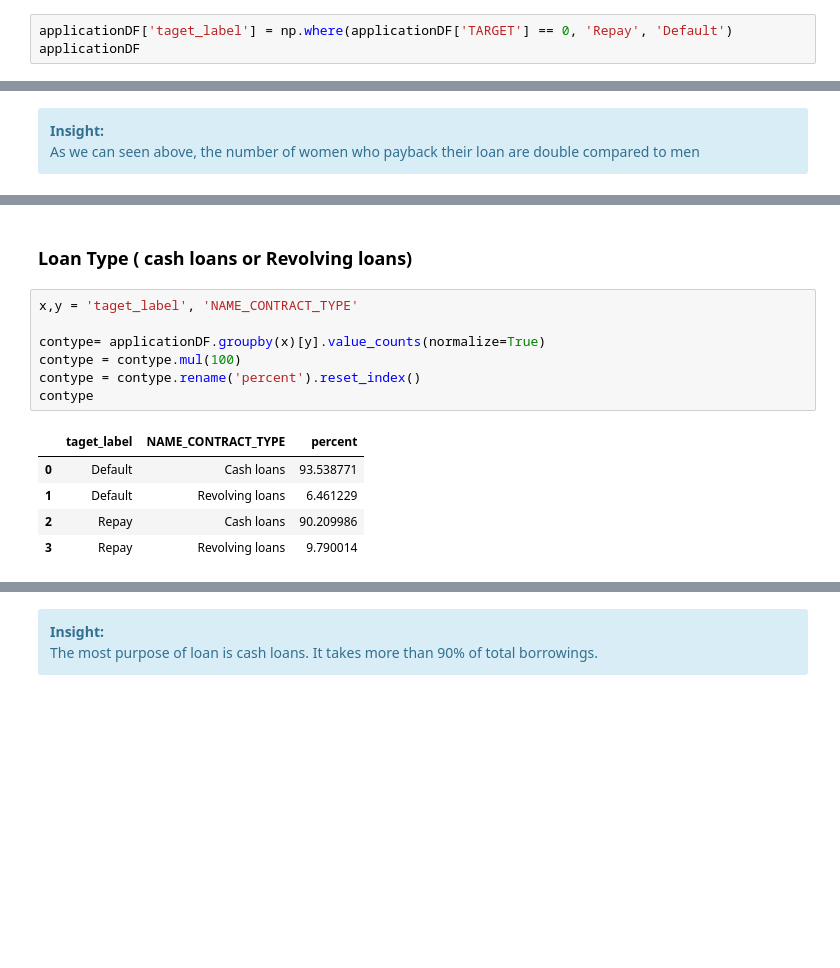
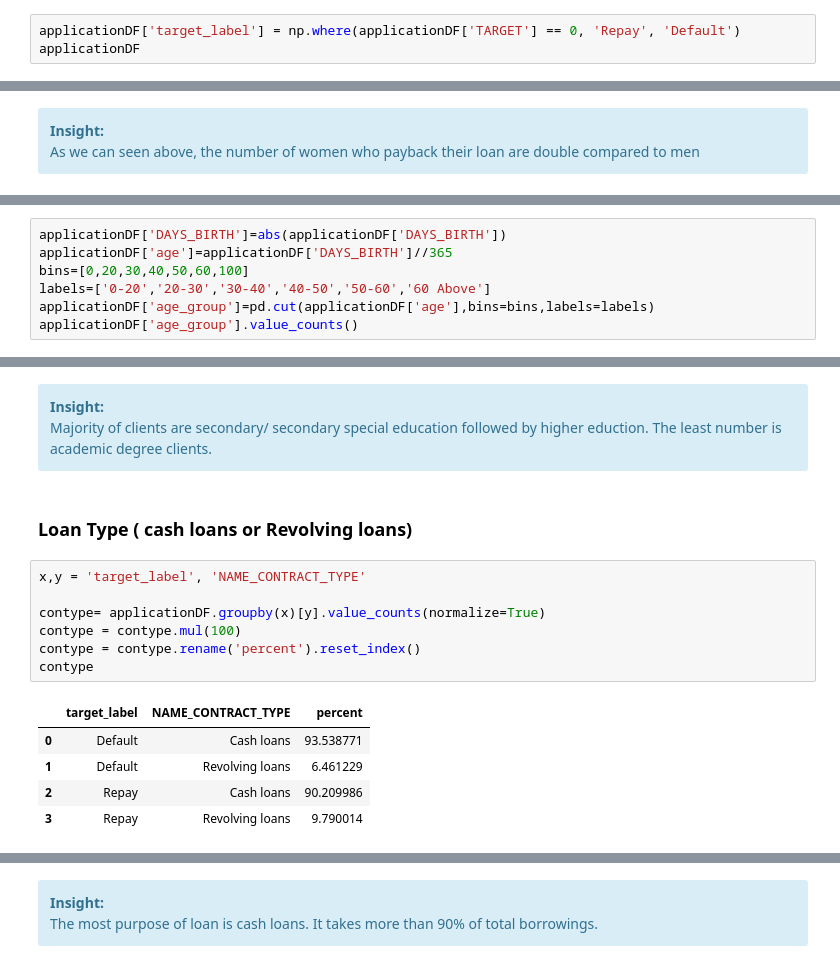
Before and after one commit to sunny0103/personal_project_kaggle, a Jupyter notebook: bank_loan/bank Loan EDA.ipynb, the cells around one changed output, grey strips where cells are left out. Cells and saved outputs as stored; diff of their text form; blank space fills up the shorter version.

```diff
--- a/bank_loan/bank Loan EDA.ipynb
+++ b/bank_loan/bank Loan EDA.ipynb
@@ -236,5 +236,5 @@ plt.show()
 # %%
-applicationDF['taget_label'] = np.where(applicationDF['TARGET'] == 0, 'Repay', 'Default')
+applicationDF['target_label'] = np.where(applicationDF['TARGET'] == 0, 'Repay', 'Default')
 applicationDF
 # %% [output]
 |  | SK_ID_CURR | TARGET | NAME_CONTRACT_TYPE | CODE_GENDER | FLAG_OWN_CAR | FLAG_OWN_REALTY | CNT_CHILDREN | ... |
@@ -324,0 +331,7 @@ plt.show()
+# %%
+applicationDF['DAYS_BIRTH']=abs(applicationDF['DAYS_BIRTH'])
+applicationDF['age']=applicationDF['DAYS_BIRTH']//365
+bins=[0,20,30,40,50,60,100]
+labels=['0-20','20-30','30-40','40-50','50-60','60 Above']
+applicationDF['age_group']=pd.cut(applicationDF['age'],bins=bins,labels=labels)
+applicationDF['age_group'].value_counts()
@@ -325,14 +361,18 @@ plt.show()
+# %% [markdown]
+<div class="alert alert-block alert-info">
+<b>Insight:</b> <br> Majority of clients are secondary/ secondary special education followed by higher eduction. The least number is academic degree clients.
+</div>
 # %% [markdown]
 ### Loan Type ( cash loans or Revolving loans)
 # %%
-x,y = 'taget_label', 'NAME_CONTRACT_TYPE'
+x,y = 'target_label', 'NAME_CONTRACT_TYPE'
 
 contype= applicationDF.groupby(x)[y].value_counts(normalize=True)
 contype = contype.mul(100)
 contype = contype.rename('percent').reset_index()
 contype
 # %% [output]
-|  | taget_label | NAME_CONTRACT_TYPE | percent |
+|  | target_label | NAME_CONTRACT_TYPE | percent |
 | 0 | Default | Cash loans | 93.538771 |
 | 1 | Default | Revolving loans | 6.461229 |
 | 2 | Repay | Cash loans | 90.209986 |
```
Also changed, not shown: parts of 24 cells of this notebook.
